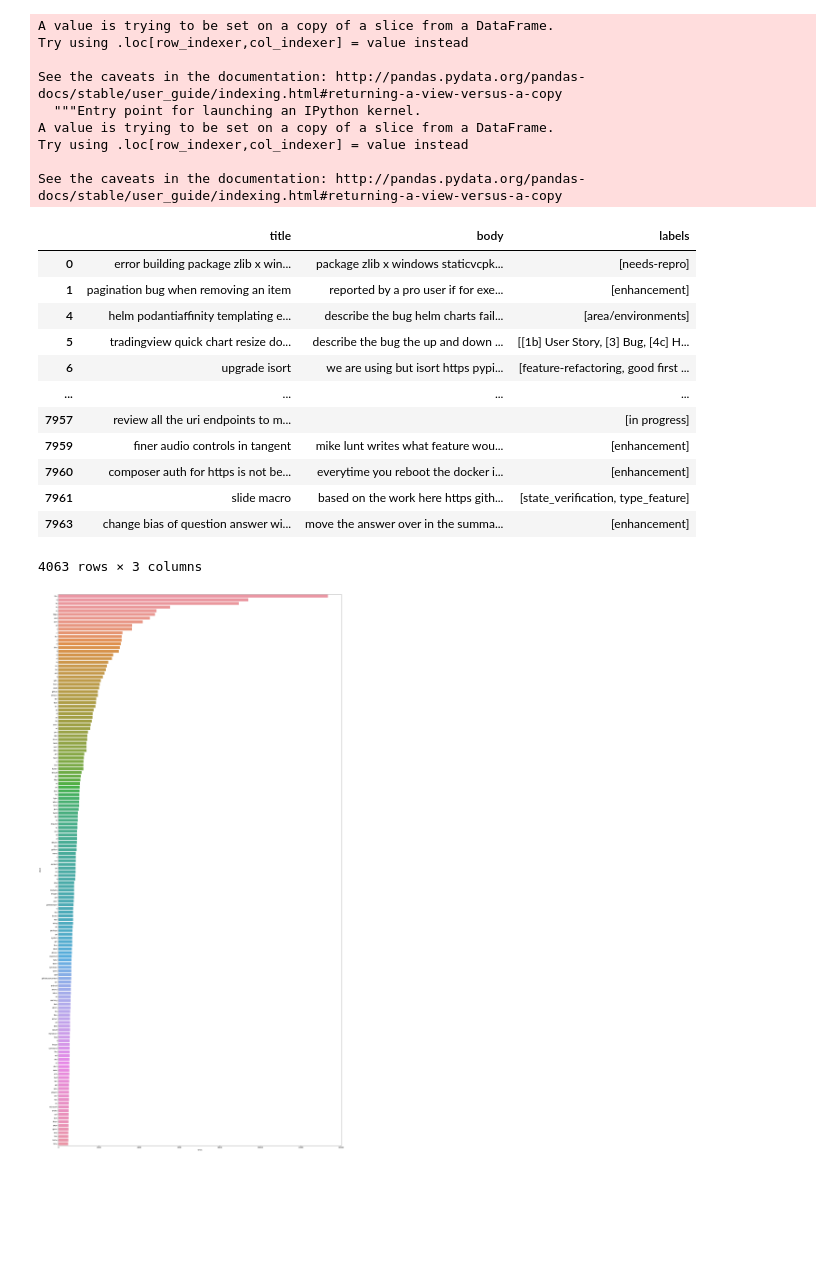
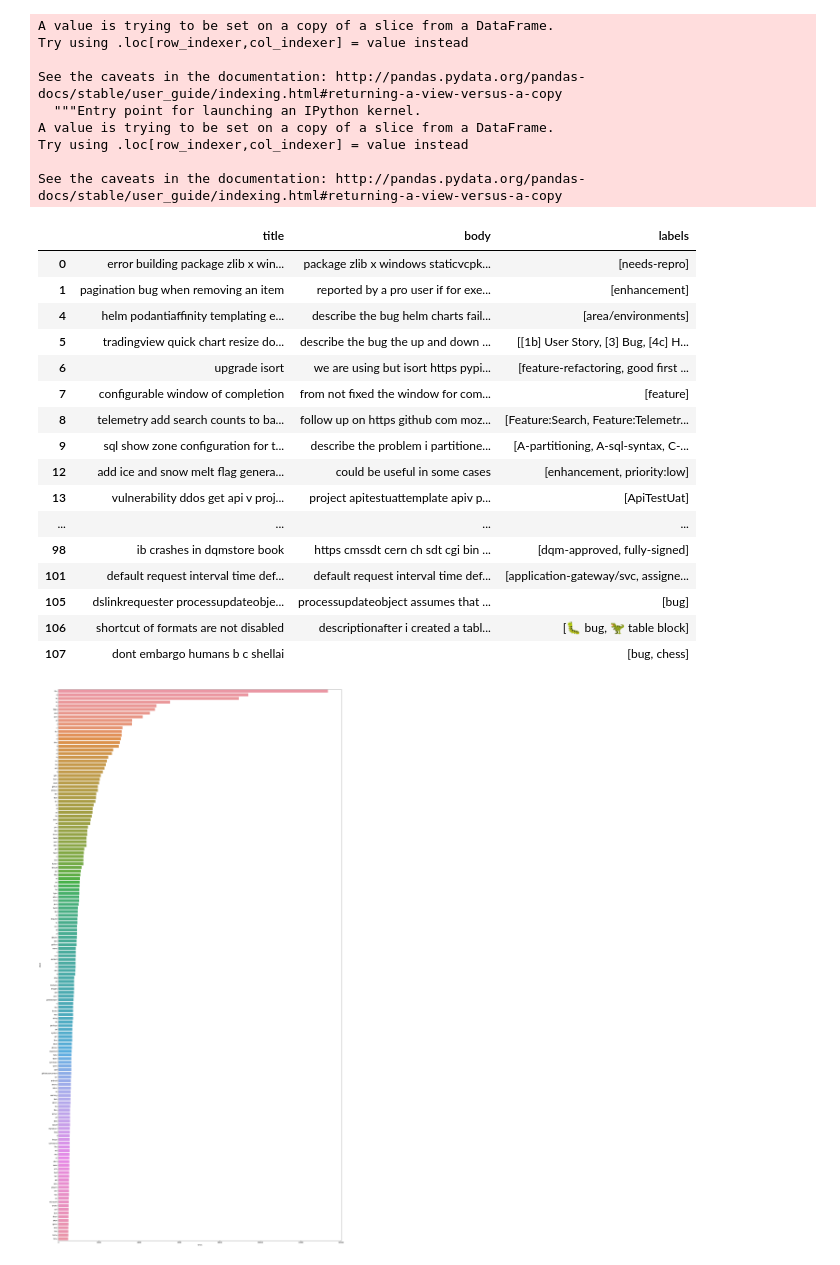
Before and after one commit to fyprjgroup3/FY_project, a Jupyter notebook: Labelizer_nb.ipynb, the cells around one changed output. Cells and saved outputs as stored; diff of their text form; code cells hidden in the pictures; blank space fills up the shorter version.

```diff
--- a/Labelizer_nb.ipynb
+++ b/Labelizer_nb.ipynb
@@ -243,21 +239,25 @@ Try using .loc[row_indexer,col_indexer] = value instead
 
 See the caveats in the documentation: http://pandas.pydata.org/pandas-docs/stable/user_guide/indexing.html#returning-a-view-versus-a-copy
 # %%
-prc_dset
+prc_dset.head(60)
 # %% [output]
 |  | title | body | labels |
 | 0 | error building package zlib x win... | package zlib x windows staticvcpk... | [needs-repro] |
 | 1 | pagination bug when removing an item | reported by a pro user if for exe... | [enhancement] |
 | 4 | helm podantiaffinity templating e... | describe the bug helm charts fail... | [area/environments] |
 | 5 | tradingview quick chart resize do... | describe the bug the up and down ... | [[1b] User Story, [3] Bug, [4c] H... |
 | 6 | upgrade isort | we are using but isort https pypi... | [feature-refactoring, good first ... |
+| 7 | configurable window of completion | from not fixed the window for com... | [feature] |
+| 8 | telemetry add search counts to ba... | follow up on https github com moz... | [Feature:Search, Feature:Telemetr... |
+| 9 | sql show zone configuration for t... | describe the problem i partitione... | [A-partitioning, A-sql-syntax, C-... |
+| 12 | add ice and snow melt flag genera... | could be useful in some cases | [enhancement, priority:low] |
+| 13 | vulnerability ddos get api v proj... | project apitestuattemplate apiv p... | [ApiTestUat] |
 | ... | ... | ... | ... |
-| 7957 | review all the uri endpoints to m... |  | [in progress] |
-| 7959 | finer audio controls in tangent | mike lunt writes what feature wou... | [enhancement] |
-| 7960 | composer auth for https is not be... | everytime you reboot the docker i... | [enhancement] |
-| 7961 | slide macro | based on the work here https gith... | [state_verification, type_feature] |
-| 7963 | change bias of question answer wi... | move the answer over in the summa... | [enhancement] |
+| 98 | ib crashes in dqmstore book | https cmssdt cern ch sdt cgi bin ... | [dqm-approved, fully-signed] |
+| 101 | default request interval time def... | default request interval time def... | [application-gateway/svc, assigne... |
+| 105 | dslinkrequester processupdateobje... | processupdateobject assumes that ... | [bug] |
+| 106 | shortcut of formats are not disabled | descriptionafter i created a tabl... | [🐛 bug, 🦖 table block] |
+| 107 | dont embargo humans b c shellai |  | [bug, chess] |
-4063 rows × 3 columns
 # %%
 #find out the most frequent words in the title and body
 def freq_words(x, terms = 30):
```
Also changed, not shown: parts of 22 cells of this notebook.
